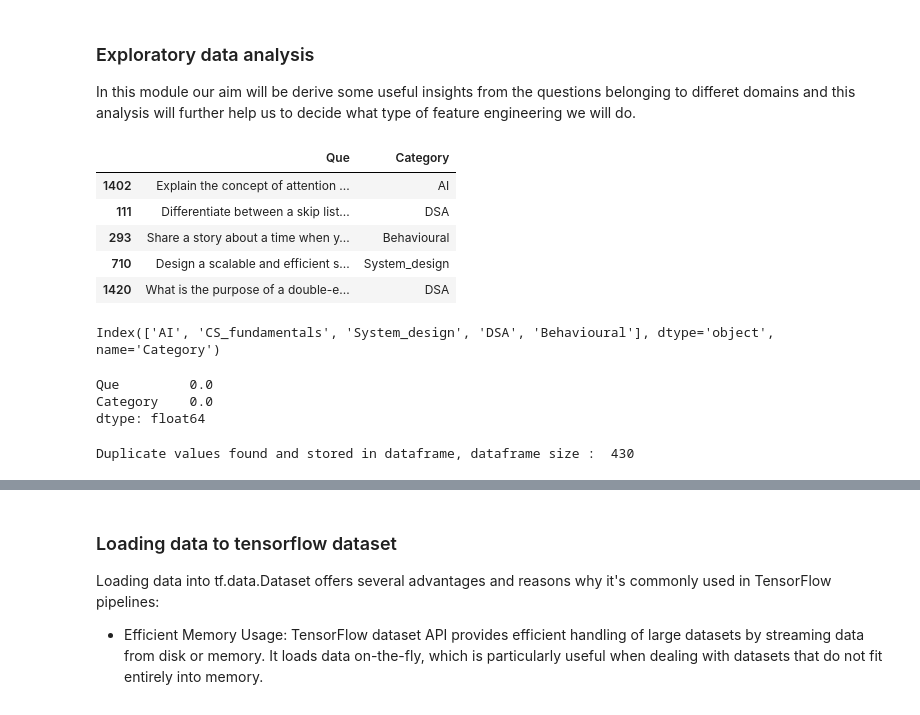
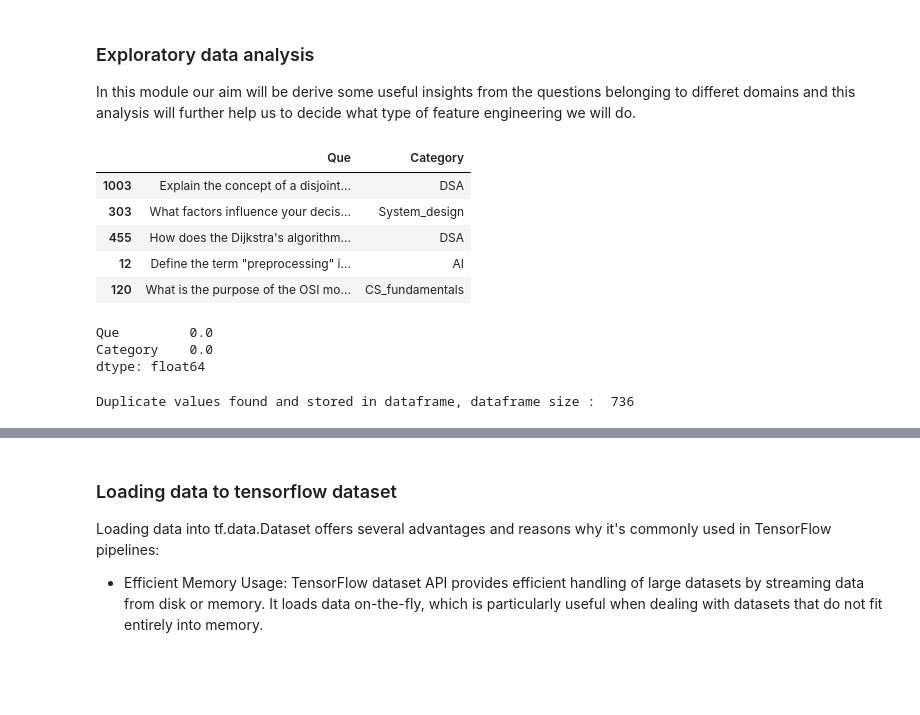
Before and after one commit to yuvraaj2002/AI_Projects, a Jupyter notebook: AI_Tutor/Notebook/Que_classification.ipynb, the cells around one changed output, grey strips where cells are left out. Cells and saved outputs as stored; diff of their text form; code cells hidden in the pictures; blank space fills up the shorter version.

```diff
--- a/AI_Tutor/Notebook/Que_classification.ipynb
+++ b/AI_Tutor/Notebook/Que_classification.ipynb
@@ -100,18 +106,16 @@ df.reset_index(drop=True,inplace=True)
 In this module our aim will be derive some useful insights from the questions belonging to differet domains and this analysis will further help us to decide what type of feature engineering we will do.
 # %%
 # Checking any 5 random rows from the dataframe
+df = pd.read_csv('../Dataset/Que_Classification.csv')
+df.drop(['Unnamed: 0'],inplace=True,axis=1)
 df.sample(5)
 # %% [output]
 |  | Que | Category |
-| 1402 | Explain the concept of attention ... | AI |
-| 111 | Differentiate between a skip list... | DSA |
-| 293 | Share a story about a time when y... | Behavioural |
-| 710 | Design a scalable and efficient s... | System_design |
-| 1420 | What is the purpose of a double-e... | DSA |
+| 1003 | Explain the concept of a disjoint... | DSA |
+| 303 | What factors influence your decis... | System_design |
+| 455 | How does the Dijkstra's algorithm... | DSA |
+| 12 | Define the term "preprocessing" i... | AI |
+| 120 | What is the purpose of the OSI mo... | CS_fundamentals |
-# %%
-df['Category'].value_counts().index
-# %% [output]
-Index(['AI', 'CS_fundamentals', 'System_design', 'DSA', 'Behavioural'], dtype='object', name='Category')
 # %%
 # Checking percentage of missinng values
 df.isnull().mean()*100
@@ -130,4 +134,4 @@ if duplicate_counts > 0:
 else:
     print("There are no duplicate values")
 # %% [output]
-Duplicate values found and stored in dataframe, dataframe size :  430
+Duplicate values found and stored in dataframe, dataframe size :  736
```
Also changed, not shown: parts of 29 cells of this notebook.
